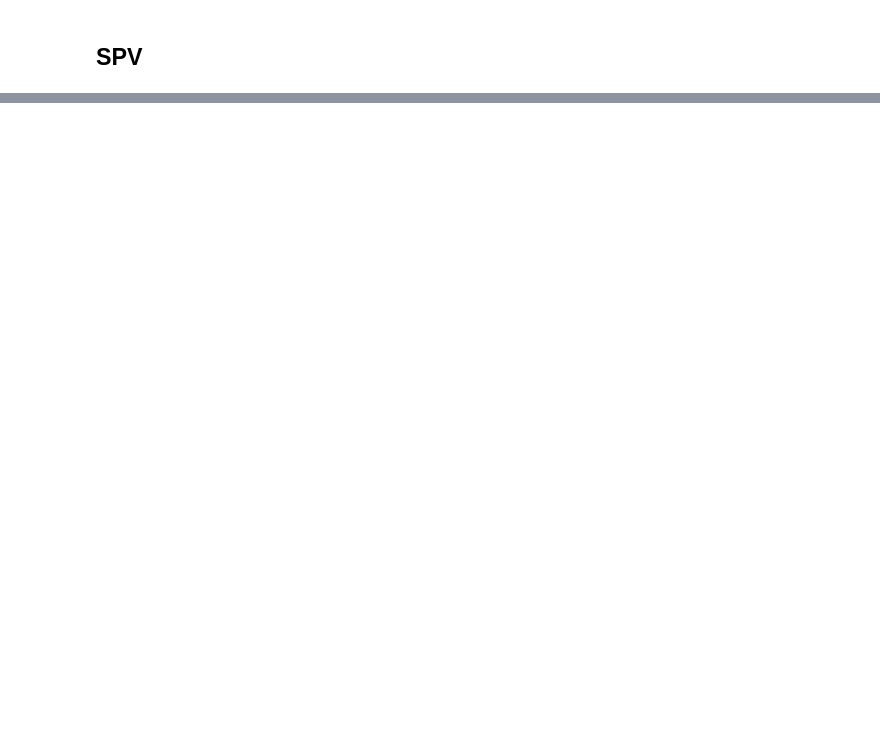
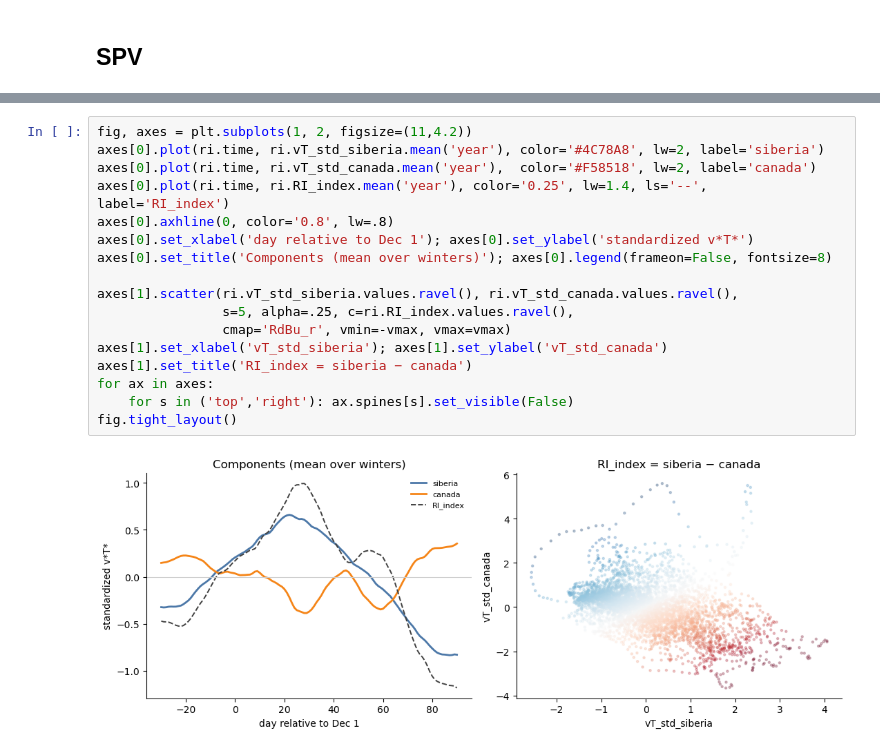
Before and after one commit to augustlepique/circs-research, a Jupyter notebook: jupyter_notebooks/climate_indices.ipynb, the cells around one changed output, grey strips where cells are left out. Drawn from its saved outputs; the diff is of its cells as text; blank space fills up the shorter version.

```diff
--- a/jupyter_notebooks/climate_indices.ipynb
+++ b/jupyter_notebooks/climate_indices.ipynb
@@ -134,0 +302,19 @@ KeyError: "['RMM1', 'RMM2', 'phase', 'amplitude'] not in index"
+# %%
+fig, axes = plt.subplots(1, 2, figsize=(11,4.2))
+axes[0].plot(ri.time, ri.vT_std_siberia.mean('year'), color='#4C78A8', lw=2, label='siberia')
+axes[0].plot(ri.time, ri.vT_std_canada.mean('year'),  color='#F58518', lw=2, label='canada')
+axes[0].plot(ri.time, ri.RI_index.mean('year'), color='0.25', lw=1.4, ls='--', label='RI_index')
+axes[0].axhline(0, color='0.8', lw=.8)
+axes[0].set_xlabel('day relative to Dec 1'); axes[0].set_ylabel('standardized v*T*')
+axes[0].set_title('Components (mean over winters)'); axes[0].legend(frameon=False, fontsize=8)
+
+axes[1].scatter(ri.vT_std_siberia.values.ravel(), ri.vT_std_canada.values.ravel(),
+                s=5, alpha=.25, c=ri.RI_index.values.ravel(),
+                cmap='RdBu_r', vmin=-vmax, vmax=vmax)
+axes[1].set_xlabel('vT_std_siberia'); axes[1].set_ylabel('vT_std_canada')
+axes[1].set_title('RI_index = siberia − canada')
+for ax in axes:
+    for s in ('top','right'): ax.spines[s].set_visible(False)
+fig.tight_layout()
+# %% [output]
+[figure, added]
```
Also changed, not shown: parts of 96 cells of this notebook, 1 other file.
